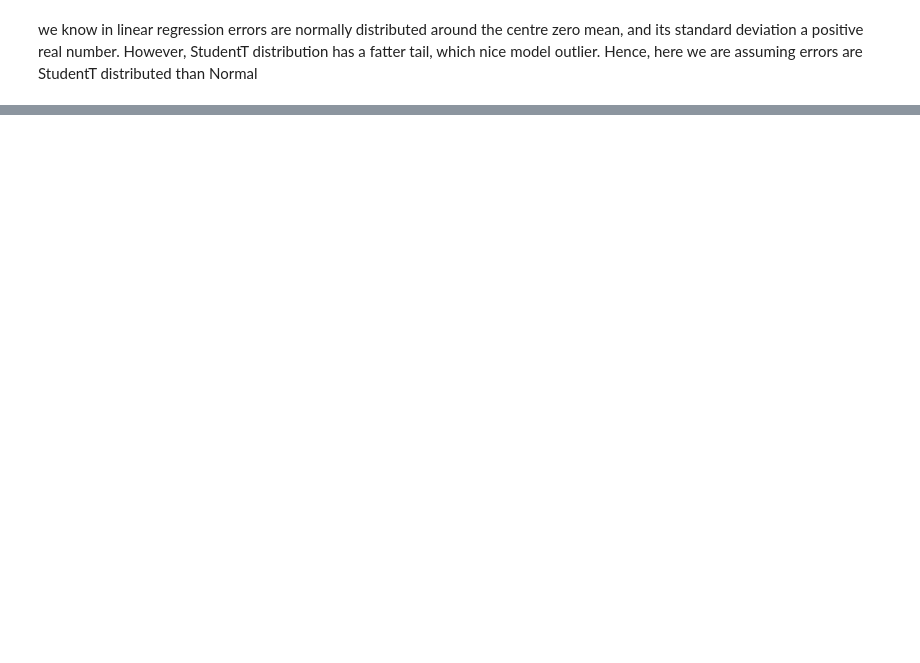
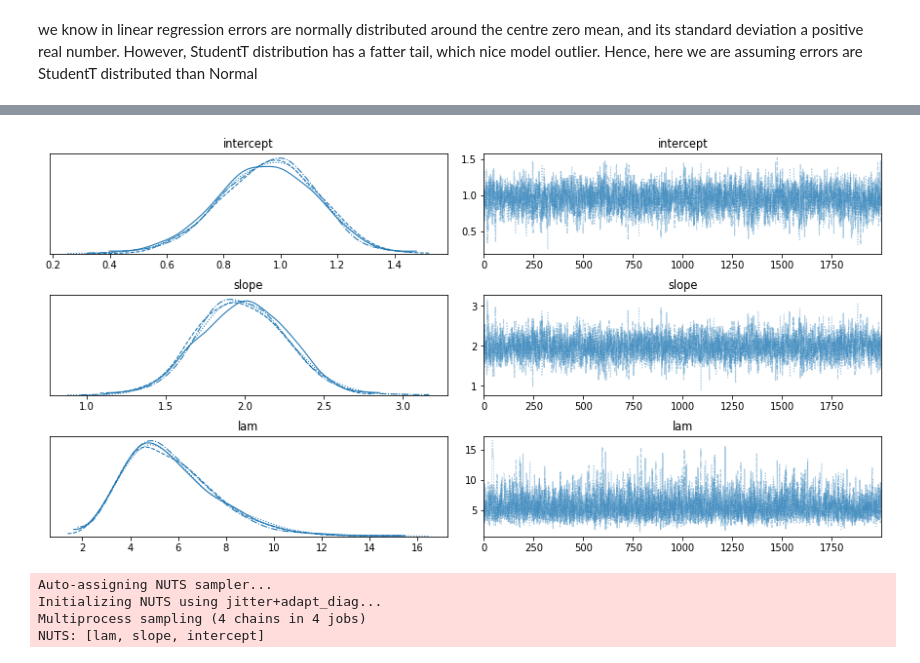
Before and after one commit to smrutijz/exploration, a Jupyter notebook: bayesian/regression.ipynb, the cells around one changed output, grey strips where cells are left out. Saved outputs shown, nothing was run; the diff lists cells and outputs as text; code cells hidden in the pictures; blank space fills up the shorter version.

```diff
--- a/bayesian/regression.ipynb
+++ b/bayesian/regression.ipynb
@@ -186,0 +161,17 @@ Object `help(pm.StudentT)` not found.
+# %%
+pm.traceplot(trace);
+# %% [output]
+[figure, added]
+# %%
+with pm.Model() as model:
+    intercept = pm.Normal("intercept", 0, 100)
+    slope = pm.Normal("slope", 0, 100)
+    lam = pm.Uniform("lam", 0, 20)
+    mu = intercept - slope*x_out
+    pm.StudentT("y_out", nu=1.5, mu=mu, lam=lam, observed=y_out)
+    trace = pm.sample(draws=2000, tune=1000, cores=4)
+# %% [output]
+Auto-assigning NUTS sampler...
+Initializing NUTS using jitter+adapt_diag...
+Multiprocess sampling (4 chains in 4 jobs)
+NUTS: [lam, slope, intercept]
```
Also changed, not shown: parts of 18 cells of this notebook, 4 other files.
